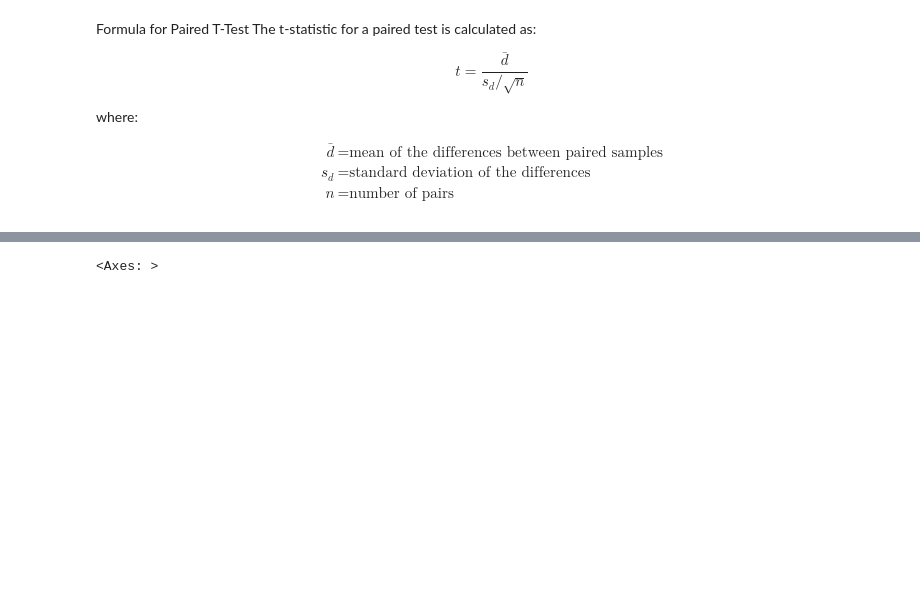
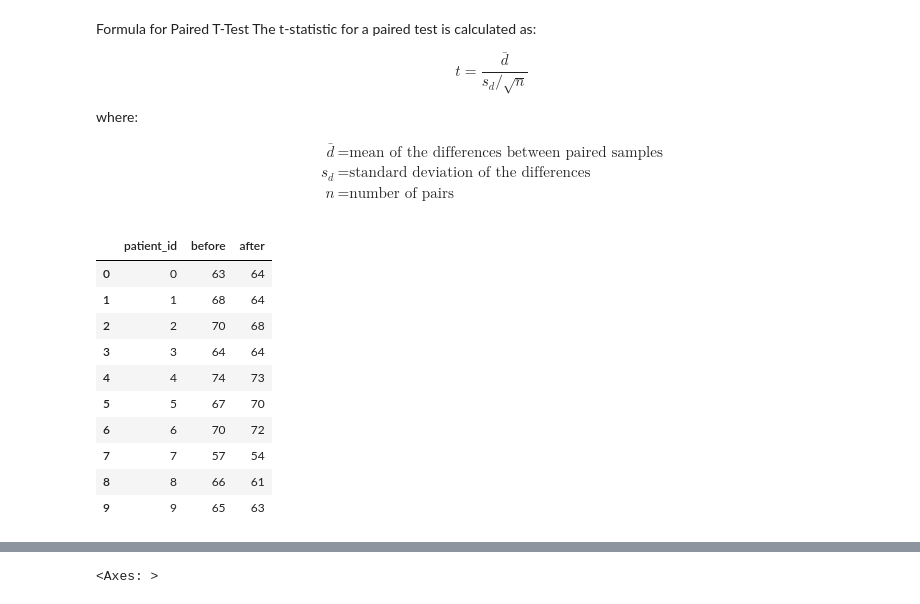
Before and after one commit to lgrealish/applied_statistics, a Jupyter notebook: tasks.ipynb, the cells around one changed output, grey strips where cells are left out. Drawn from its saved outputs; the diff is of its cells as text; code cells hidden in the pictures; blank space fills up the shorter version.

```diff
--- a/tasks.ipynb
+++ b/tasks.ipynb
@@ -221,8 +222,22 @@ s_d & = \text{standard deviation of the differences} \\
 n & = \text{number of pairs}
 \end{align*}
 # %%
-# Data for resting heart rates before and after the program
-before = np.array([63, 68, 70, 64, 74, 67, 70, 57, 66, 65])
-after = np.array([64, 64, 68, 64, 73, 70, 72, 54, 61, 63])
+# Create a pandas dataframe
+data = {'patient_id': [ 0, 1, 2, 3, 4, 5, 6, 7, 8, 9], 'before':[ 63, 68, 70, 64, 74, 67, 70, 57, 66, 65],
+        'after': [64, 64, 68, 64, 73, 70, 72, 54, 61, 63]}
+
+df = pd.DataFrame(data)
+# %% [output]
+|  | patient_id | before | after |
+| 0 | 0 | 63 | 64 |
+| 1 | 1 | 68 | 64 |
+| 2 | 2 | 70 | 68 |
+| 3 | 3 | 64 | 64 |
+| 4 | 4 | 74 | 73 |
+| 5 | 5 | 67 | 70 |
+| 6 | 6 | 70 | 72 |
+| 7 | 7 | 57 | 54 |
+| 8 | 8 | 66 | 61 |
+| 9 | 9 | 65 | 63 |
 # %%
 # Show the before and after arrays on a strip plot
```
Also changed, not shown: parts of 9 cells of this notebook.
